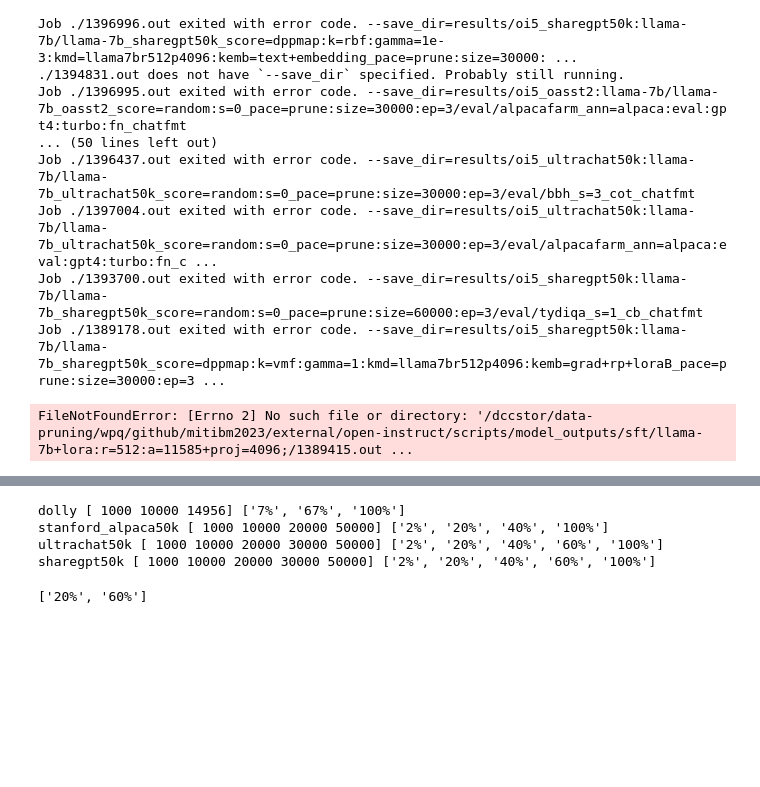
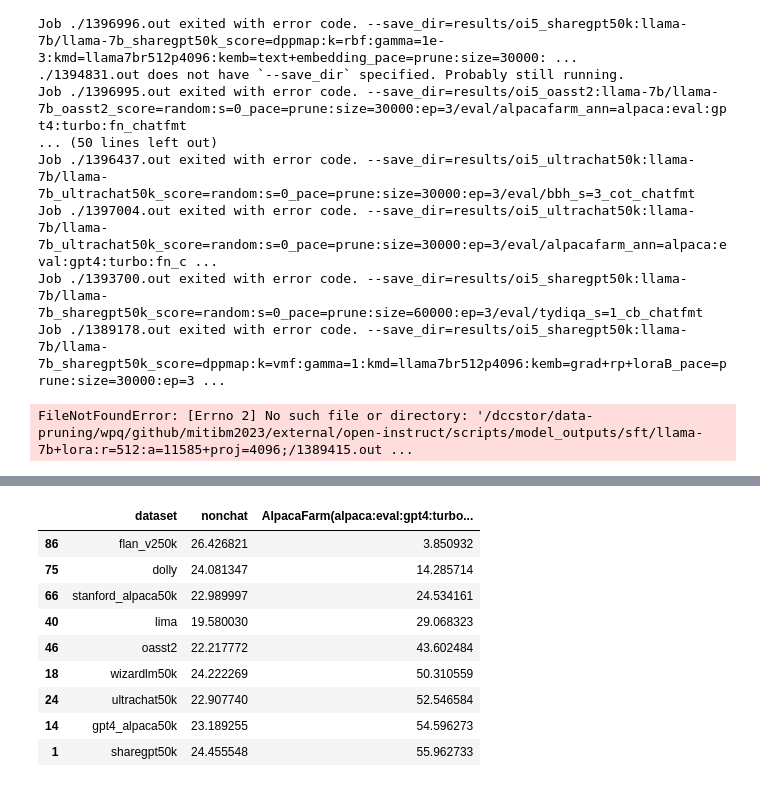
Before and after one commit to tt6746690/open-instruct, a Jupyter notebook: scripts/gen_cmds.ipynb, the cells around one changed output, grey strips where cells are left out. Drawn from its saved outputs; the diff is of its cells as text; code cells hidden in the pictures; blank space fills up the shorter version.

```diff
--- a/scripts/gen_cmds.ipynb
+++ b/scripts/gen_cmds.ipynb
@@ -1701,10 +1728,10 @@ def get_dataset_size(dataset):
         return 50_000
 
 non_chateval_task_names = ['MMLU/0-shot', 'MMLU/5-shot', 'GSM/Direct', 'GSM/CoT', 'BBH/Direct', 'BBH/CoT', 'TydiQA/CB', 'TydiQA/GP', 'Codex-Eval/Pass@1', ]
-non_chateval_task_names = ['MMLU/0-shot', 'MMLU/5-shot', 'GSM/Direct', 'GSM/CoT', 'BBH/Direct', 'BBH/CoT', 'Codex-Eval/Pass@1', ]
+# non_chateval_task_names = ['MMLU/0-shot', 'MMLU/5-shot', 'GSM/Direct', 'GSM/CoT', 'BBH/Direct', 'BBH/CoT', 'Codex-Eval/Pass@1', ]
 
 N = 50_000
-full_sft_run_name_substr = '_ep=3'
+full_sft_run_name_substr = ('_ep=3', '_ep=10')
 # full_sft_run_name_substr = '_ep=2'
 full_sft_short = 'sft_full'
 
@@ -1791,17 +1818,16 @@ startswithstrs = (
     full_sft_short,
     'random',
     'vmf+grad_gamma=1',
-#     'rbf+text_gamma=0.001',
-#     'vmf+text_gamma=10',
+    'rbf+text_gamma=0.001',
+    'vmf+text_gamma=10',
 #     'rbf+grad_gamma=0.01',
 #     'rbf+text_gamma=auto1000',
 #     'vmf+grad_gamma=auto1000',
 )
-dfc = dfc[dfc.apply(lambda x: x['sort_by_type'].startswith(startswithstrs)
-                   , axis=1)]
+dfc = dfc[dfc.apply(lambda x: x['sort_by_type'].startswith(startswithstrs), axis=1)]
 dfc['subset_size'] = dfc['subset_size'].apply(lambda x: int(x) if x else x)
 dfc['compute'] = dfc['compute'].apply(lambda x: int(x) if x else x)
-# dfc = dfc[dfc['subset_size'].apply(lambda x: x == 20_000)]
+# dfc = dfc[dfc['subset_size'].apply(lambda x: x>1000)]
 
 
 D = dfc.set_index(['sort_by_type', 'dataset', 'subset_size']).to_dict()
@@ -1992,13 +1863,13 @@ True
-# %%
-for dataset in datasets:
-    xticks = np.array(sorted(xticks_data[dataset]))
-    print(dataset, xticks, [f'{x*100:.0f}%' for x in xticks/get_dataset_size(dataset)])
-# %% [output]
-dolly [ 1000 10000 14956] ['7%', '67%', '100%']
-stanford_alpaca50k [ 1000 10000 20000 50000] ['2%', '20%', '40%', '100%']
-ultrachat50k [ 1000 10000 20000 30000 50000] ['2%', '20%', '40%', '60%', '100%']
-sharegpt50k [ 1000 10000 20000 30000 50000] ['2%', '20%', '40%', '60%', '100%']
-# %%
-[f'{x*100:.0f}%' for x in np.array(xs)/dataset_size]
-# %% [output]
-['20%', '60%']
+# %%
+dfc[dfc['sort_by_type']==full_sft_short][['dataset', 'nonchat', f'AlpacaFarm({alpacafarm_judge})/WR*']].sort_values([f'AlpacaFarm({alpacafarm_judge})/WR*'])
+# %% [output]
+|  | dataset | nonchat | AlpacaFarm(alpaca:eval:gpt4:turbo... |
+| 86 | flan_v250k | 26.426821 | 3.850932 |
+| 75 | dolly | 24.081347 | 14.285714 |
+| 66 | stanford_alpaca50k | 22.989997 | 24.534161 |
+| 40 | lima | 19.580030 | 29.068323 |
+| 46 | oasst2 | 22.217772 | 43.602484 |
+| 18 | wizardlm50k | 24.222269 | 50.310559 |
+| 24 | ultrachat50k | 22.907740 | 52.546584 |
+| 14 | gpt4_alpaca50k | 23.189255 | 54.596273 |
+| 1 | sharegpt50k | 24.455548 | 55.962733 |
```
Also changed, not shown: parts of 9 cells of this notebook, 2 other files.
